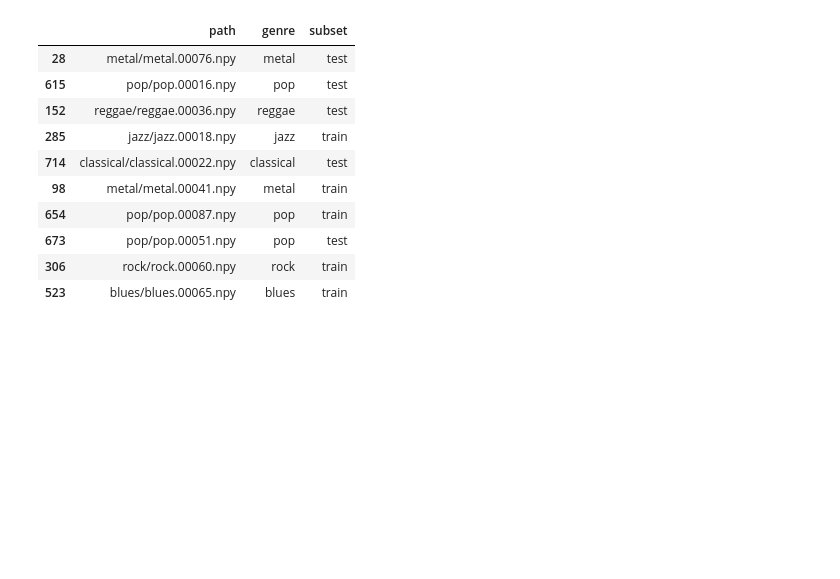
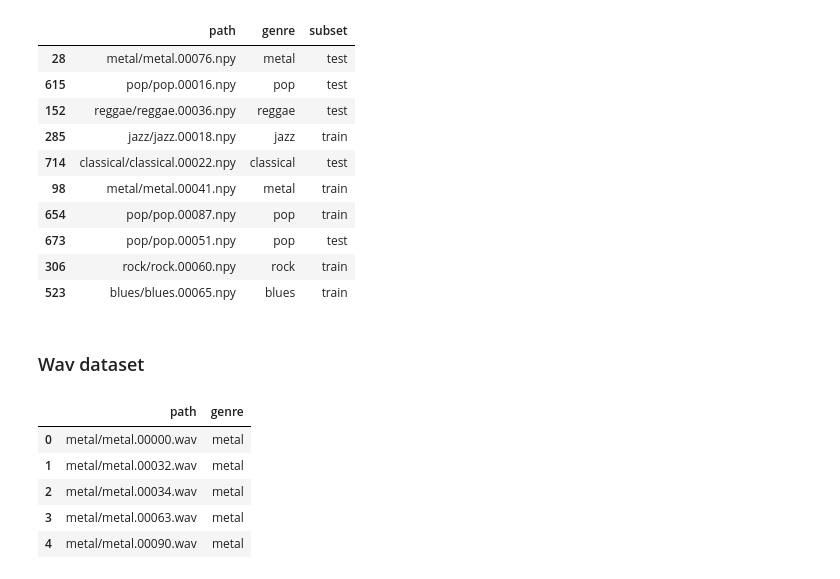
Before and after one commit to matteobarbieri/simsalabim, a Jupyter notebook: notebooks/data_exploration.ipynb, the cells around one changed output. Cells and saved outputs as stored; diff of their text form; code cells hidden in the pictures; blank space fills up the shorter version.

```diff
--- a/notebooks/data_exploration.ipynb
+++ b/notebooks/data_exploration.ipynb
@@ -225,3 +164,5 @@ df_full.head(n=10)
 | 523 | blues/blues.00065.npy | blues | train |
 # %%
 df_full.to_csv(f"{OUT_FOLDER}/metadata.csv", index=False)
+# %% [markdown]
+### Wav dataset
@@ -227,0 +171,15 @@ df_full.to_csv(f"{OUT_FOLDER}/metadata.csv", index=False)
+# %%
+wav_files = {
+    'path': [],
+    'genre': [],
+}
+
+for af in tqdm(audio_files):
+    af_arr = af.split('/')
+    genre = af_arr[-2]
+    fname = af_arr[-1]
+
+    out_file = f"{genre}/{fname}"
+
+    wav_files['path'].append(out_file)
+    wav_files['genre'].append(genre)
@@ -227,0 +188,9 @@ df_full.to_csv(f"{OUT_FOLDER}/metadata.csv", index=False)
+# %%
+df.head()
+# %% [output]
+|  | path | genre |
+| 0 | metal/metal.00000.wav | metal |
+| 1 | metal/metal.00032.wav | metal |
+| 2 | metal/metal.00034.wav | metal |
+| 3 | metal/metal.00063.wav | metal |
+| 4 | metal/metal.00090.wav | metal |
```
Also changed, not shown: parts of 16 cells of this notebook, 5 other files.
